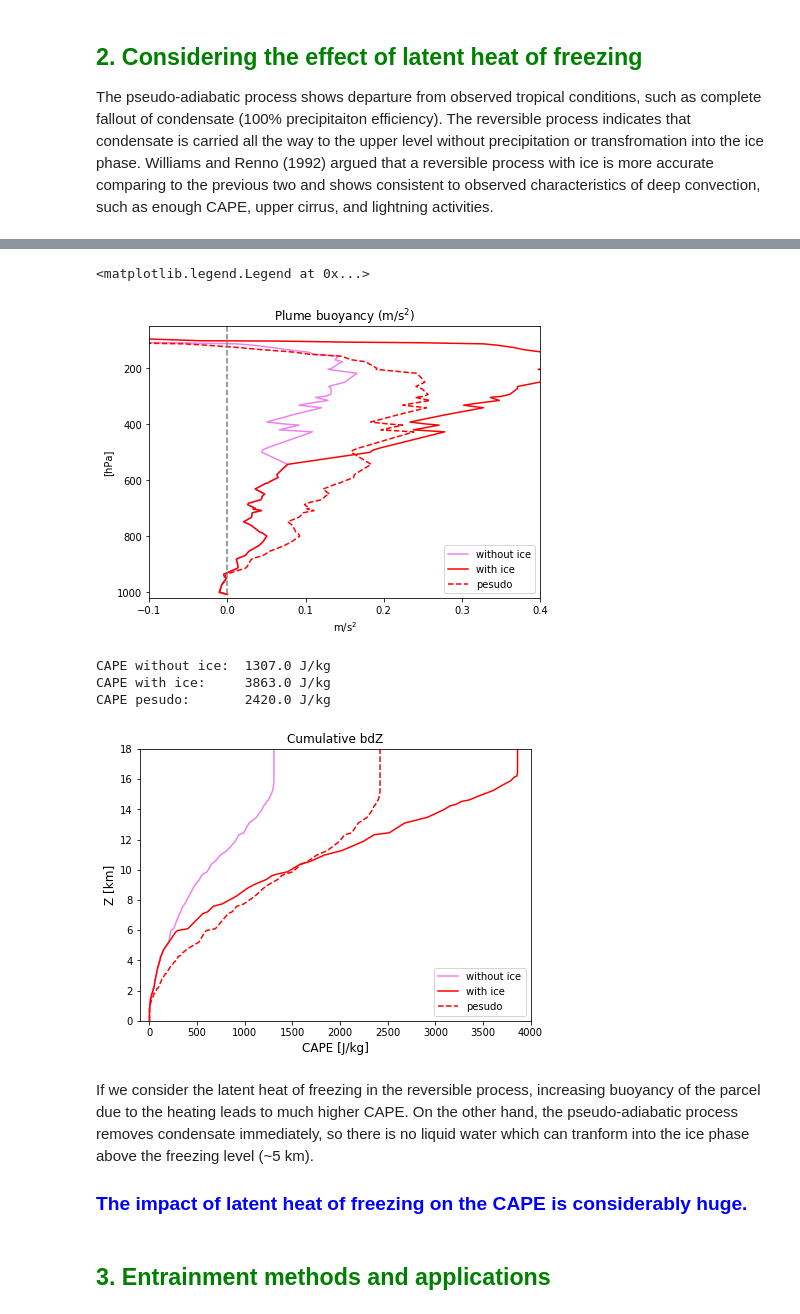
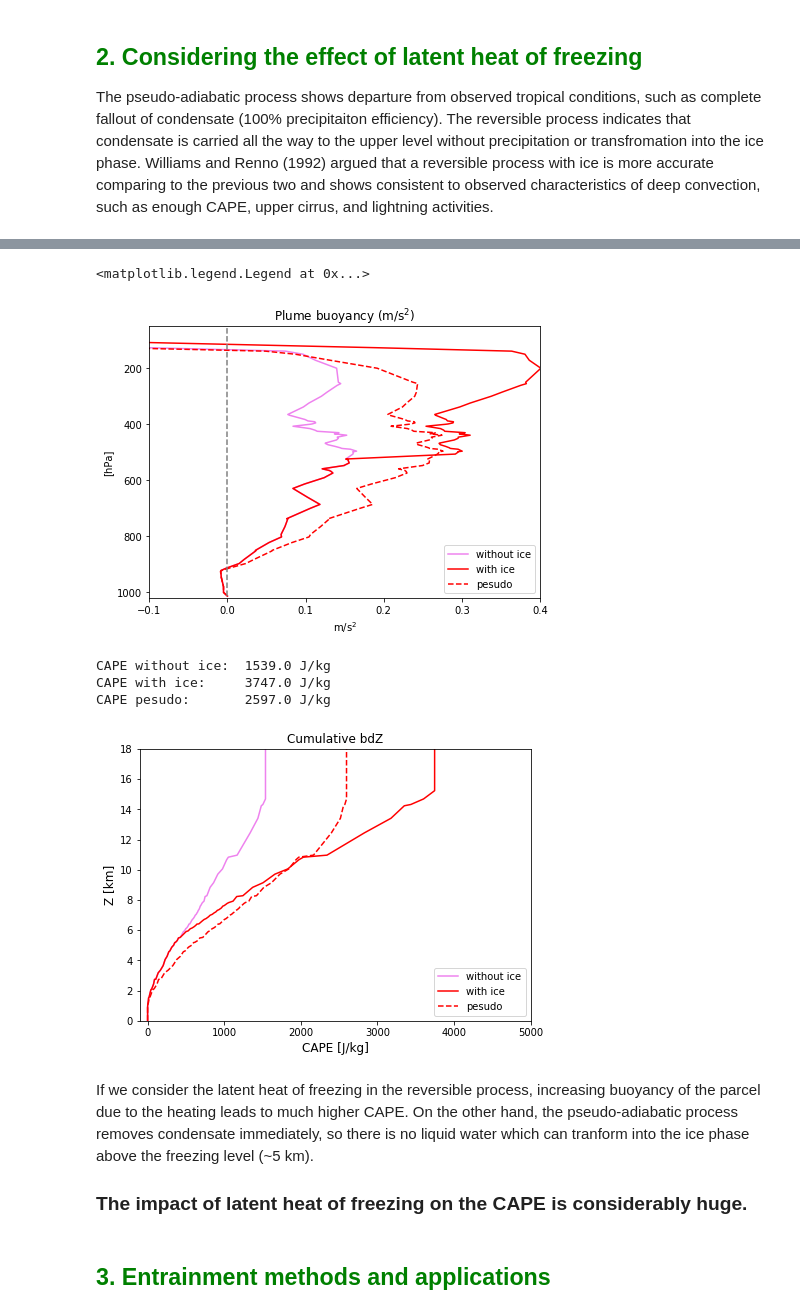
Before and after one commit to weiming9115/ATM663_convection_meso, a Jupyter notebook: Resources/Notebooks/Real_Parcel_Buoyancy_weiming.ipynb, the cells around one changed output, grey strips where cells are left out. Saved outputs shown, nothing was run; the diff lists cells and outputs as text; code cells hidden in the pictures.

```diff
--- a/Resources/Notebooks/Real_Parcel_Buoyancy_weiming.ipynb
+++ b/Resources/Notebooks/Real_Parcel_Buoyancy_weiming.ipynb
@@ -113,8 +117,8 @@ Text(0.5, 1.0, 'Wyoming Upper Air, Miami (12.4S, 130.89E), 2018 JJA')
 # %%
 from siphon.simplewebservice.wyoming import WyomingUpperAir
 
-date = datetime(2018, 7, 2, 12)
-station = 'PKMJ'
+date = datetime(2018, 6, 22, 0)
+station = 'MFL'
 
 df = WyomingUpperAir.request_data(date, station)
 p = df['pressure'].values #hPa
@@ -588,33 +592,33 @@ title('Plume buoyancy (m/s$^2$)'); xlabel('m/s$^2$'); ylabel('[hPa]')
 plt.legend(['without ice','with ice','pesudo'])
 # %% [output]
 <matplotlib.legend.Legend at 0x...>
-[figure, old version]
+[figure, new version]
 # %%
 dZ = np.gradient(Z)
 
 fig = plt.figure(figsize=(7,5))
 
 cape = np.cumsum( np.where((b>0),b,0) *dZ)
 cape_ice = np.cumsum( np.where((b_ice>0),b_ice,0) *dZ)
 cape_pseu = np.cumsum( np.where((b_pseu>0),b_pseu,0) *dZ )
 plot(cape,Z/1000,'violet')
 plot(cape_ice,Z/1000,'r')
 plot(cape_pseu,Z/1000,'--r')
 plt.legend(['without ice','with ice','pesudo'],loc=4)
 title('Cumulative bdZ'); xlabel('CAPE [J/kg]',fontsize=12); ylabel('Z [km]',fontsize=12)
-ylim([0,18]); xlim([-100,4000]);
+ylim([0,18]); xlim([-100,5000]);
 
 print('CAPE without ice:  ' + str(round(cape[-1])) + ' J/kg')
 print('CAPE with ice:     ' + str(round(cape_ice[-1])) + ' J/kg')
 print('CAPE pesudo:       '  + str(round(cape_pseu[-1])) + ' J/kg')
 # %% [output]
-CAPE without ice:  1307.0 J/kg
-CAPE with ice:     3863.0 J/kg
-CAPE pesudo:       2420.0 J/kg
+CAPE without ice:  1539.0 J/kg
+CAPE with ice:     3747.0 J/kg
+CAPE pesudo:       2597.0 J/kg
-[figure, old version]
+[figure, new version]
 # %% [markdown]
 If we consider the latent heat of freezing in the reversible process, increasing buoyancy of the parcel due to the heating leads to much higher CAPE. On the other hand, the pseudo-adiabatic process removes condensate immediately, so there is no liquid water which can tranform into the ice phase above the freezing level (~5 km).<br>
-### <font color='blue'>The impact of latent heat of freezing on the CAPE is considerably huge.
+### <font color='k'>The impact of latent heat of freezing on the CAPE is considerably huge.
 # %% [markdown]
 ## <font color='green'>3. Entrainment methods and applications
 # %% [markdown]
```
Also changed, not shown: parts of 23 cells of this notebook.
